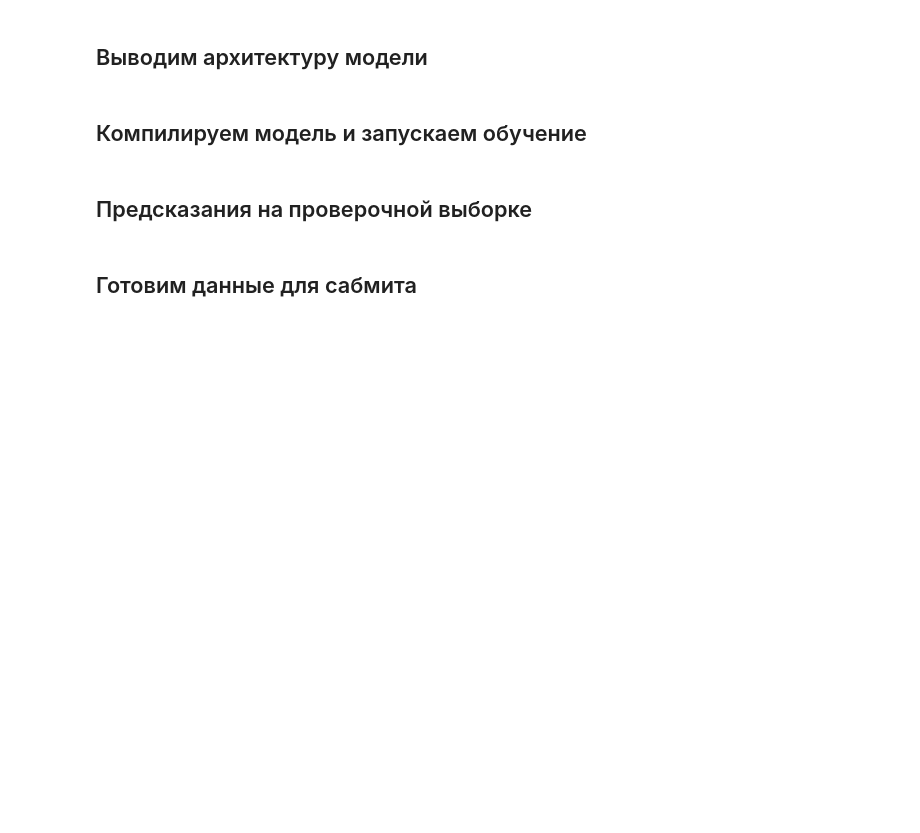
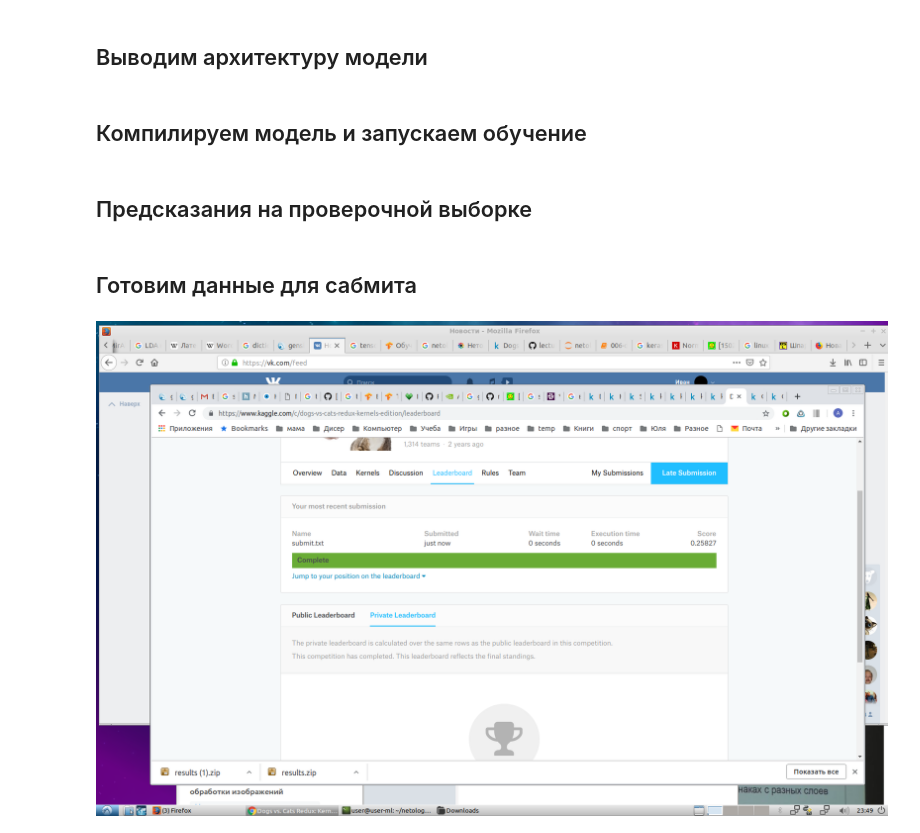
Before and after one commit to MirAlexey/netology-ds, a Jupyter notebook: HW_15/006-dogs-vs-cats.ipynb, the cells around one changed output. Drawn from its saved outputs; the diff is of its cells as text; code cells hidden in the pictures; blank space fills up the shorter version.

```diff
--- a/HW_15/006-dogs-vs-cats.ipynb
+++ b/HW_15/006-dogs-vs-cats.ipynb
@@ -127,0 +129,5 @@ with open('submit.txt', 'w') as dst:
+# %%
+from IPython.display import Image
+Image("commit.png")
+# %% [output]
+[figure, added]
```
Also changed, not shown: parts of 2 cells of this notebook.
